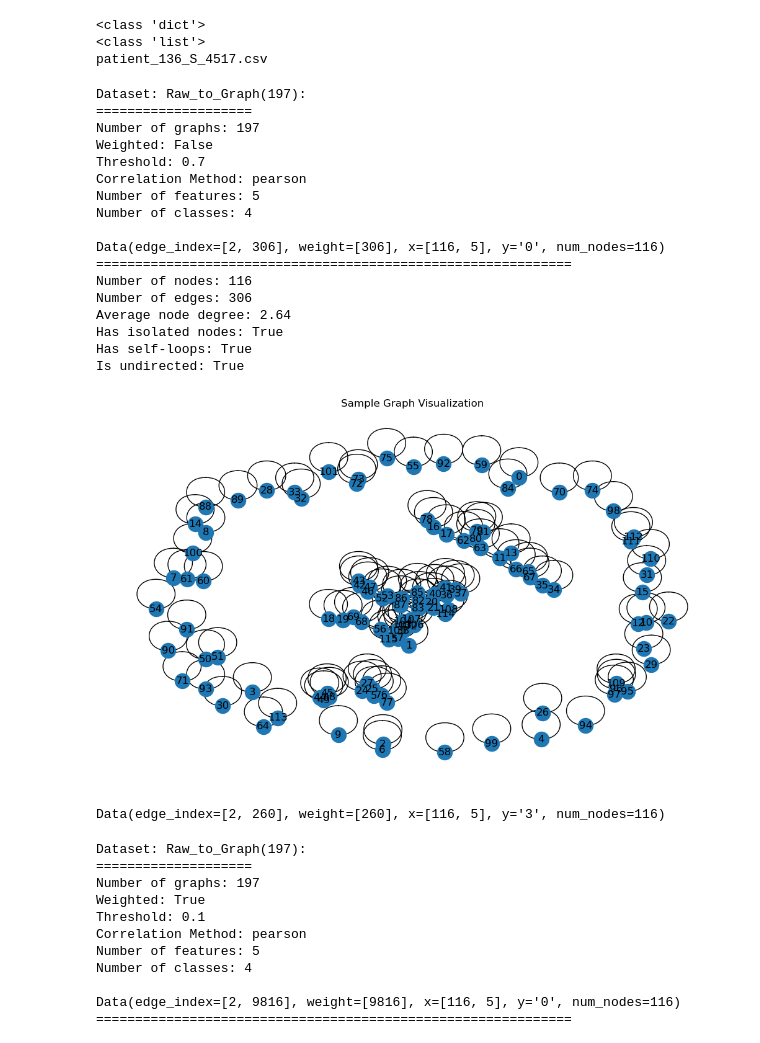
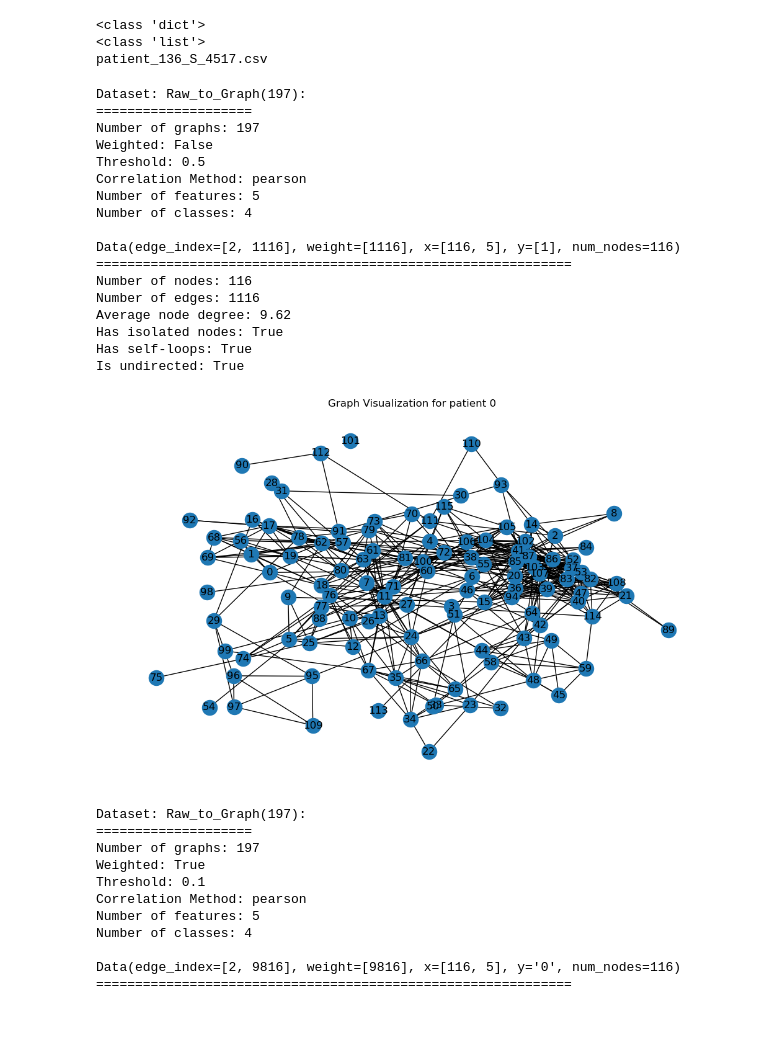
Before and after one commit to mathilde-cros/Bachelor_Thesis_Alzheimers_HGNN, a Jupyter notebook: Graph_Building.ipynb, the cells around one changed output. Drawn from its saved outputs; the diff is of its cells as text; code cells hidden in the pictures.

Commit message:
Updates on the graph display methods

```diff
--- a/Graph_Building.ipynb
+++ b/Graph_Building.ipynb
@@ -235,41 +235,42 @@ def dataset_features_and_stats(dataset):
 
     # Plotting the sample graph
     plt.figure(figsize=(10, 6))
-    nx.draw(sample_networkx_graph, with_labels=True)
-    plt.title('Sample Graph Visualization')
+    sample_networkx_graph.remove_edges_from(nx.selfloop_edges(sample_networkx_graph))
+    pos = nx.spring_layout(sample_networkx_graph, k=0.5)
+    nx.draw(sample_networkx_graph, pos, with_labels=True)
+    plt.title('Graph Visualization for patient 0')
     plt.show()
 # %%
 # Testing the class Raw_to_Graph with one example and saving it
-threshold = 0.7
+threshold = 0.5
 weight = False
 age = False
 sex = False
 matrixprofile = False
 method = 'pearson'
 
 root = f'Raw_to_graph/ADNI_T_{threshold}_M_{method}_W{weight}_A{age}_S{sex}_MP{matrixprofile}'
 dataset = Raw_to_Graph(root=root, threshold=threshold, method=method, weight=weight)
 dataset_features_and_stats(dataset)
 # %% [output]
 Dataset: Raw_to_Graph(197):
 ====================
 Number of graphs: 197
 Weighted: False
-Threshold: 0.7
+Threshold: 0.5
 Correlation Method: pearson
 Number of features: 5
 Number of classes: 4
 
-Data(edge_index=[2, 306], weight=[306], x=[116, 5], y='0', num_nodes=116)
+Data(edge_index=[2, 1116], weight=[1116], x=[116, 5], y=[1], num_nodes=116)
 =============================================================
 Number of nodes: 116
-Number of edges: 306
-Average node degree: 2.64
+Number of edges: 1116
+Average node degree: 9.62
 Has isolated nodes: True
 Has self-loops: True
 Is undirected: True
-[figure, old version]
+[figure, new version]
-Data(edge_index=[2, 260], weight=[260], x=[116, 5], y='3', num_nodes=116)
 # %%
 # Testing the class Raw_to_Graph with different thresholds, weights and methods and saving it
 thresholds = [0.1, 0.2, 0.3, 0.4, 0.5, 0.6, 0.7, 0.8, 0.9]
```
Also changed, not shown: 19 other files.
